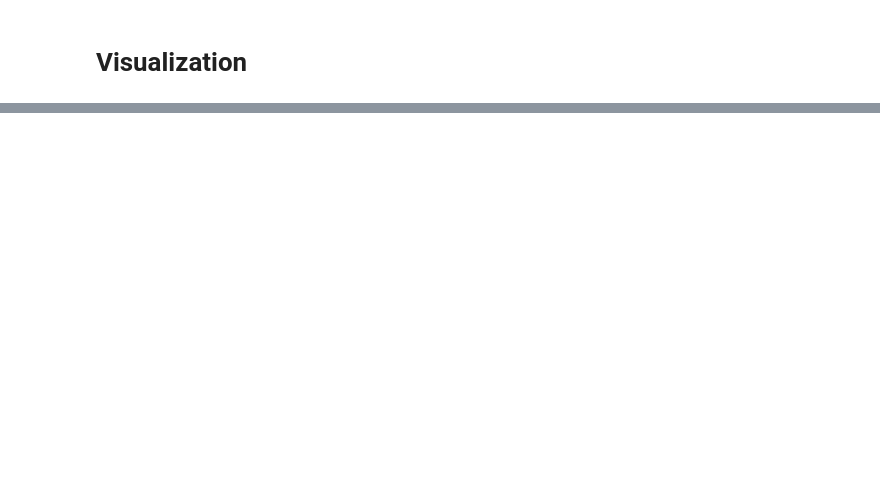
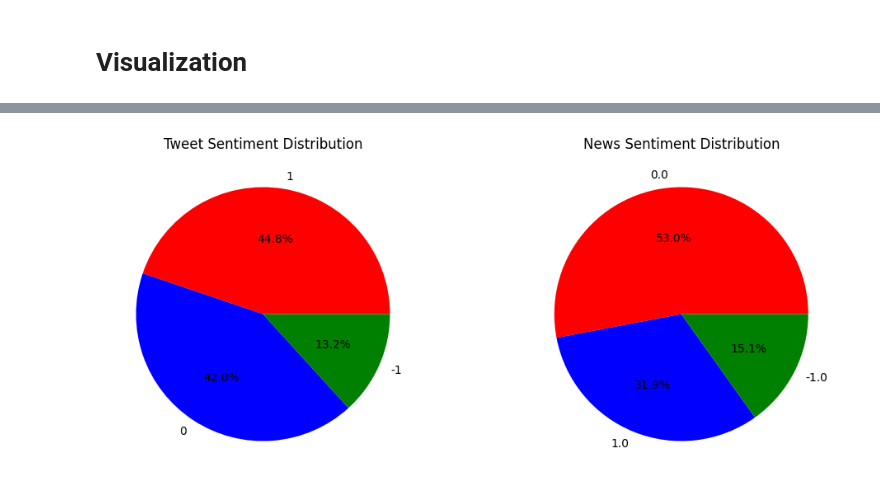
Before and after one commit to Mini1521/Sentiment-Analysis, a Jupyter notebook: Using_Microsoft_and_Tesla_Dataset_from_2020.ipynb, the cells around one changed output, grey strips where cells are left out. Drawn from its saved outputs; the diff is of its cells as text; code cells hidden in the pictures; blank space fills up the shorter version.

```diff
--- a/Using_Microsoft_and_Tesla_Dataset_from_2020.ipynb
+++ b/Using_Microsoft_and_Tesla_Dataset_from_2020.ipynb
@@ -1758,0 +1589,52 @@ TypeError: unhashable type: 'numpy.ndarray'
+# %%
+import pandas as pd
+import numpy as np
+import matplotlib.pyplot as plt
+import seaborn as sns
+from sklearn.metrics import confusion_matrix, ConfusionMatrixDisplay
+
+# Load sentiment datasets
+tweets_df = pd.read_csv("/content/Merge_MSFT_TWEET.csv")
+news_df = pd.read_csv("/content/Merge_MSFT_NEWS.csv")
+
+# 1️⃣ PIE CHART: Proportion of Sentiments
+plt.figure(figsize=(12, 5))
+plt.subplot(1, 2, 1)
+tweets_df['sentiment'].value_counts().plot.pie(autopct='%1.1f%%', colors=['red', 'blue', 'green'])
+plt.title("Tweet Sentiment Distribution")
+plt.ylabel("")
+
+plt.subplot(1, 2, 2)
+news_df['news_sentiment'].value_counts().plot.pie(autopct='%1.1f%%', colors=['red', 'blue', 'green'])
+plt.title("News Sentiment Distribution")
+plt.ylabel("")
+plt.show()
+
+
+
+# # 3️⃣ CONFUSION MATRIX: LSTM vs ANN
+# lstm_y_true = [...]  # Replace with actual y_test labels
+# lstm_y_pred = [...]  # Replace with LSTM predictions
+# ann_y_true = [...]  # Replace with actual y_test labels
+# ann_y_pred = [...]  # Replace with ANN predictions
+
+# fig, axes = plt.subplots(1, 2, figsize=(12, 5))
+# for ax, y_true, y_pred, title in zip(axes, [lstm_y_true, ann_y_true], [lstm_y_pred, ann_y_pred], ["LSTM Model", "ANN Model"]):
+#     cm = confusion_matrix(y_true, y_pred)
+#     disp = ConfusionMatrixDisplay(confusion_matrix=cm)
+#     disp.plot(ax=ax, cmap='Blues')
+#     ax.set_title(title)
+# plt.show()
+
+# # 4️⃣ BAR CHART: Accuracy of Models
+# models = ['Naïve Bayes', 'SVM', 'Decision Tree', 'Random Forest', 'ANN', 'LSTM']
+# accuracy_scores = [0.78, 0.85, 0.79, 0.88, 0.70, 0.89]  # Replace with actual accuracy values
+
+# plt.figure(figsize=(10, 6))
+# sns.barplot(x=models, y=accuracy_scores, palette='viridis')
+# plt.ylim(0, 1)
+# plt.title("Model Accuracy Comparison")
+# plt.ylabel("Accuracy")
+# plt.show()
+# %% [output]
+[figure, added]
```
Also changed, not shown: parts of 35 cells of this notebook.
